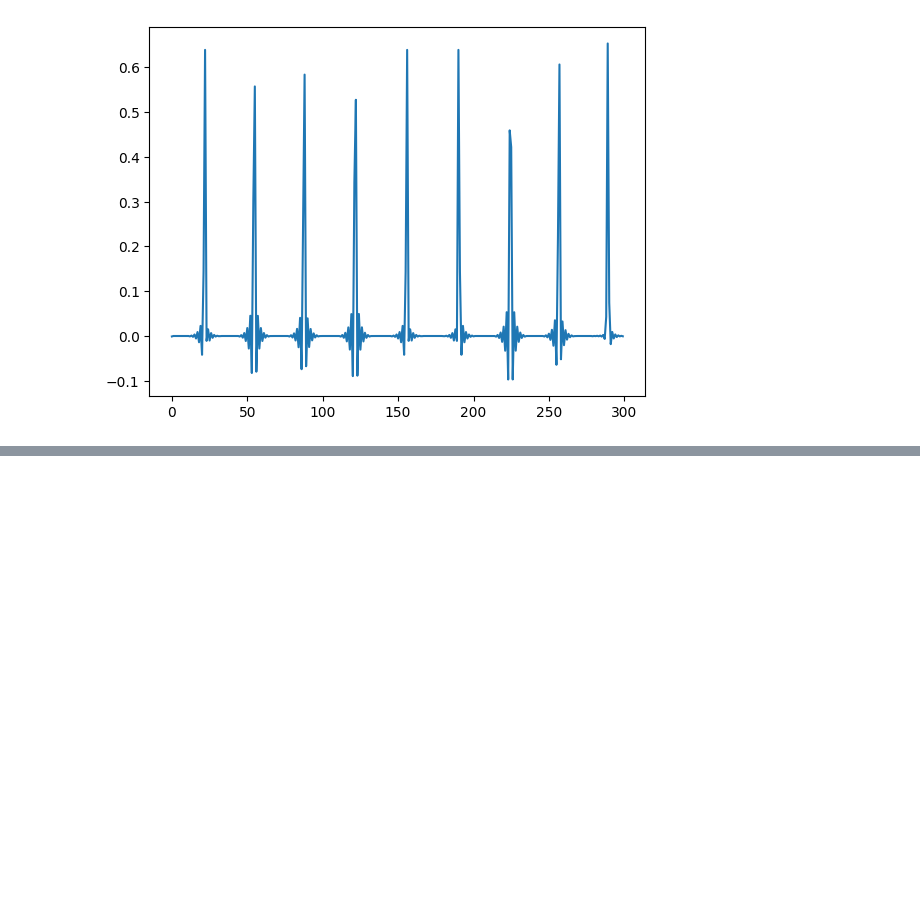
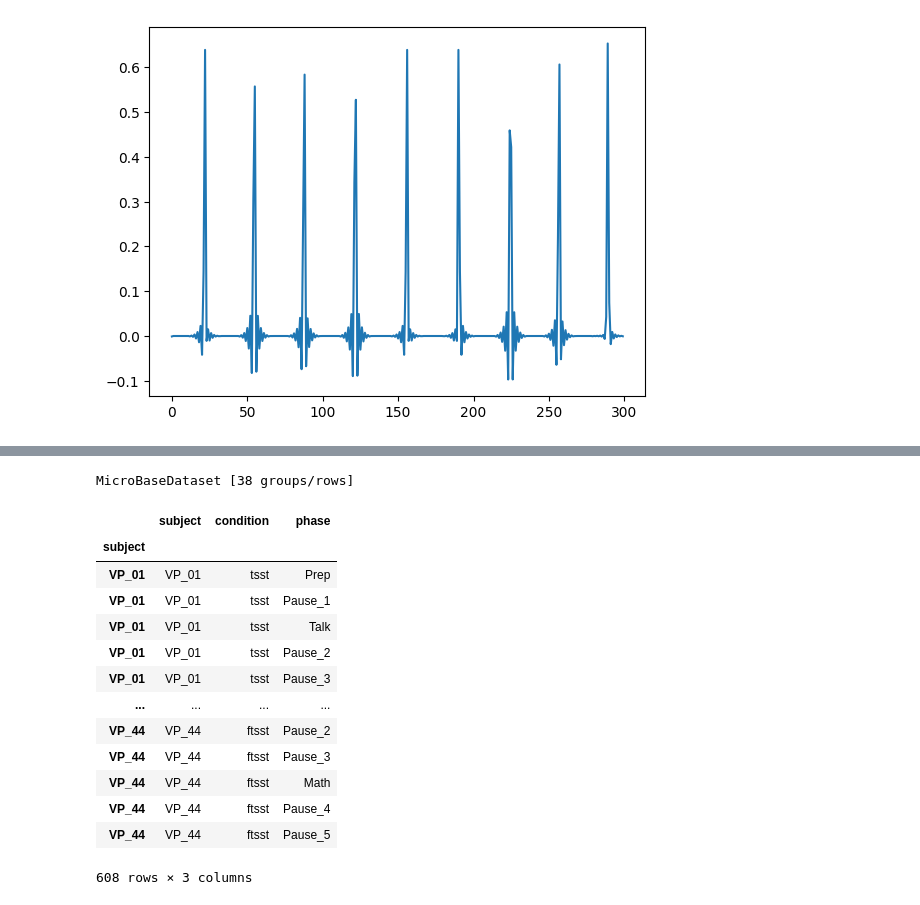
Before and after one commit to empkins/empkins-micro, a Jupyter notebook: empkins_micro/emrad/Playground.ipynb, the cells around one changed output, grey strips where cells are left out. Saved outputs shown, nothing was run; the diff lists cells and outputs as text; code cells hidden in the pictures; blank space fills up the shorter version.

```diff
--- a/empkins_micro/emrad/Playground.ipynb
+++ b/empkins_micro/emrad/Playground.ipynb
@@ -201,0 +255,28 @@ plt.plot(deciamted_envelope[200:500])
+# %%
+# set up training data and labels
+
+# 400 Timesteps representing a time window of 4 seconds as one input
+TIMESTEPS = 400
+# per one input (4 seconds window) we have one feature being the envelope per radar sensor
+num_features_sit = 2
+num_features_stand = 4
+# and we train with the data of 5 participants (both conditions)
+base_path_str = r"C:\Users\clark\Documents\Studium\Bachelorarbeit\data"
+test_data = MicroBaseDataset(Path(base_path_str), use_cache=False, exclude_missing_data=True)
+test_data.groupby(["subject"])
+# %% [output]
+MicroBaseDataset [38 groups/rows]
+|  | subject | condition | phase |
+| subject |  |  |  |
+| VP_01 | VP_01 | tsst | Prep |
+| VP_01 | VP_01 | tsst | Pause_1 |
+| VP_01 | VP_01 | tsst | Talk |
+| VP_01 | VP_01 | tsst | Pause_2 |
+| VP_01 | VP_01 | tsst | Pause_3 |
+| ... | ... | ... | ... |
+| VP_44 | VP_44 | ftsst | Pause_2 |
+| VP_44 | VP_44 | ftsst | Pause_3 |
+| VP_44 | VP_44 | ftsst | Math |
+| VP_44 | VP_44 | ftsst | Pause_4 |
+| VP_44 | VP_44 | ftsst | Pause_5 |
+608 rows × 3 columns
```
Also changed, not shown: parts of 24 cells of this notebook, 5 other files.
